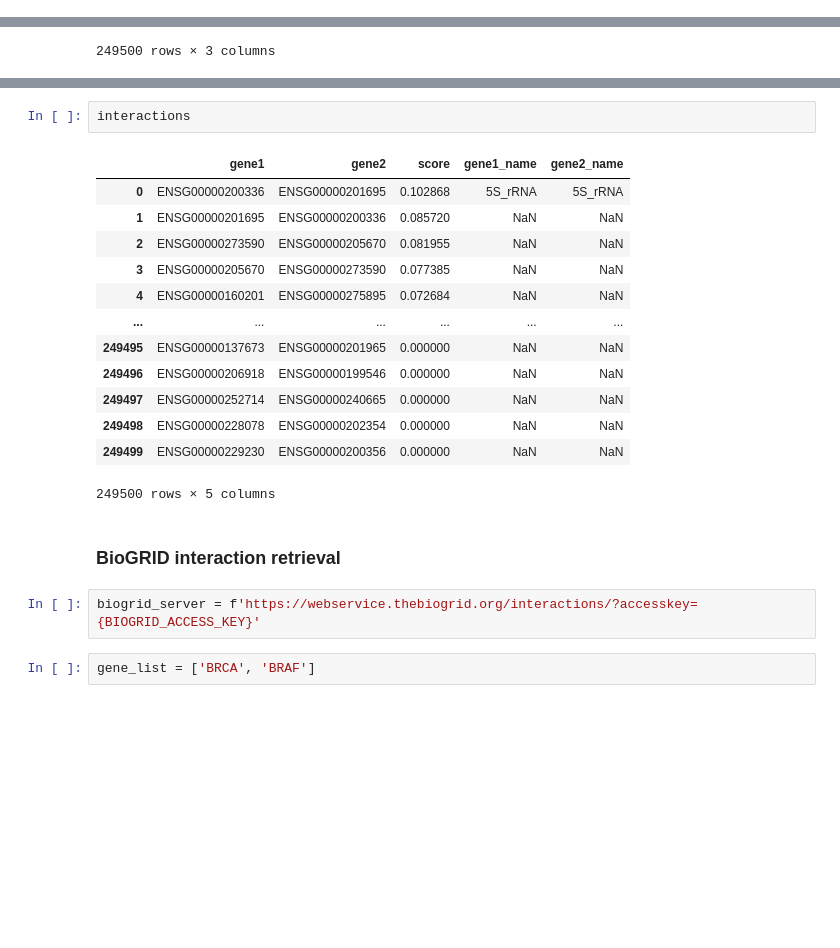
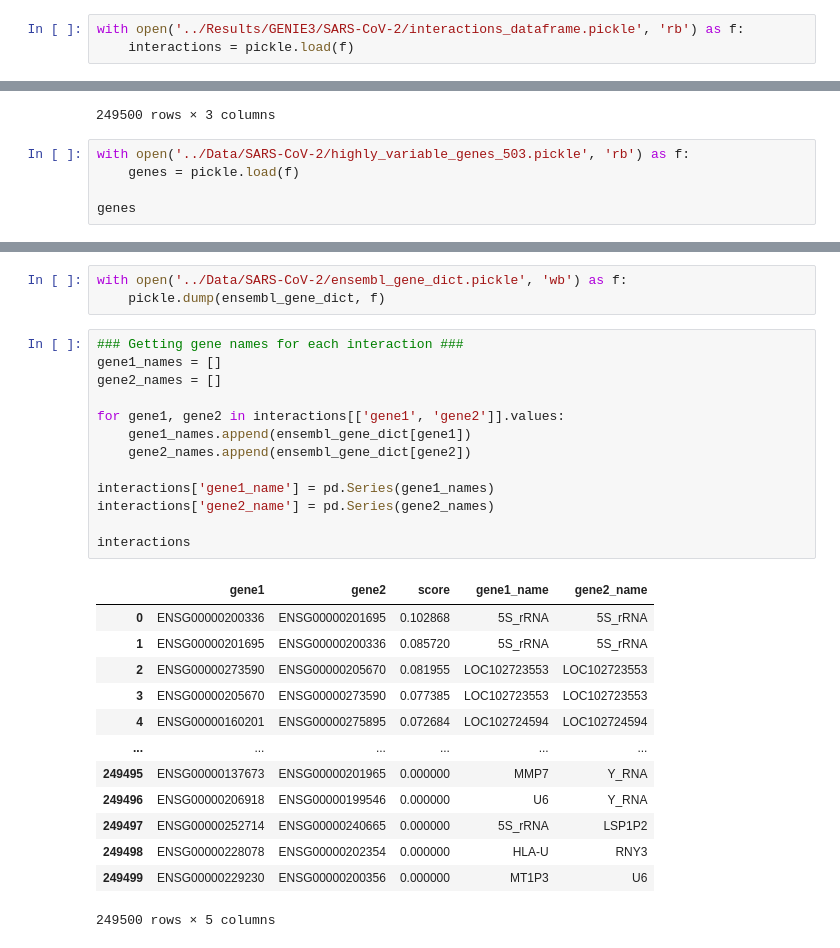
Before and after one commit to Chucklemunch/BMI_776_Project, a Jupyter notebook: Sandbox/Ensembl_Conversions.ipynb, the cells around one changed output, grey strips where cells are left out. Drawn from its saved outputs; the diff is of its cells as text; blank space fills up the shorter version.

Commit message:
created dictionary for Ensembl to gene names and did some cleanup

```diff
--- a/Sandbox/Ensembl_Conversions.ipynb
+++ b/Sandbox/Ensembl_Conversions.ipynb
@@ -14,6 +14,9 @@ with open('../Results/GENIE3/SARS-CoV-2/ranked_interaction_list_500.txt', 'r') a
 # %%
 with open('../Results/GENIE3/SARS-CoV-2/interactions_dataframe.pickle', 'wb') as f:
     pickle.dump(interactions, f)
+# %%
+with open('../Results/GENIE3/SARS-CoV-2/interactions_dataframe.pickle', 'rb') as f:
+    interactions = pickle.load(f)
 # %%
 interactions
 # %% [output]
@@ -30,3 +33,8 @@ interactions
 | 249498 | ENSG00000228078 | ENSG00000202354 | 0.000000 |
 | 249499 | ENSG00000229230 | ENSG00000200356 | 0.000000 |
 249500 rows × 3 columns
+# %%
+with open('../Data/SARS-CoV-2/highly_variable_genes_503.pickle', 'rb') as f:
+    genes = pickle.load(f)
+
+genes
@@ -65,22 +120,30 @@ interactions['gene2_name'] = pd.Series(gene2_names)
+# %%
+with open('../Data/SARS-CoV-2/ensembl_gene_dict.pickle', 'wb') as f:
+    pickle.dump(ensembl_gene_dict, f)
 # %%
+### Getting gene names for each interaction ###
+gene1_names = []
+gene2_names = []
+
+for gene1, gene2 in interactions[['gene1', 'gene2']].values:
+    gene1_names.append(ensembl_gene_dict[gene1])
+    gene2_names.append(ensembl_gene_dict[gene2])
+
+interactions['gene1_name'] = pd.Series(gene1_names)
+interactions['gene2_name'] = pd.Series(gene2_names)
+
 interactions
 # %% [output]
 |  | gene1 | gene2 | score | gene1_name | gene2_name |
 | 0 | ENSG00000200336 | ENSG00000201695 | 0.102868 | 5S_rRNA | 5S_rRNA |
-| 1 | ENSG00000201695 | ENSG00000200336 | 0.085720 | NaN | NaN |
-| 2 | ENSG00000273590 | ENSG00000205670 | 0.081955 | NaN | NaN |
-| 3 | ENSG00000205670 | ENSG00000273590 | 0.077385 | NaN | NaN |
-| 4 | ENSG00000160201 | ENSG00000275895 | 0.072684 | NaN | NaN |
+| 1 | ENSG00000201695 | ENSG00000200336 | 0.085720 | 5S_rRNA | 5S_rRNA |
+| 2 | ENSG00000273590 | ENSG00000205670 | 0.081955 | LOC102723553 | LOC102723553 |
+| 3 | ENSG00000205670 | ENSG00000273590 | 0.077385 | LOC102723553 | LOC102723553 |
+| 4 | ENSG00000160201 | ENSG00000275895 | 0.072684 | LOC102724594 | LOC102724594 |
 | ... | ... | ... | ... | ... | ... |
-| 249495 | ENSG00000137673 | ENSG00000201965 | 0.000000 | NaN | NaN |
-| 249496 | ENSG00000206918 | ENSG00000199546 | 0.000000 | NaN | NaN |
-| 249497 | ENSG00000252714 | ENSG00000240665 | 0.000000 | NaN | NaN |
-| 249498 | ENSG00000228078 | ENSG00000202354 | 0.000000 | NaN | NaN |
-| 249499 | ENSG00000229230 | ENSG00000200356 | 0.000000 | NaN | NaN |
+| 249495 | ENSG00000137673 | ENSG00000201965 | 0.000000 | MMP7 | Y_RNA |
+| 249496 | ENSG00000206918 | ENSG00000199546 | 0.000000 | U6 | Y_RNA |
+| 249497 | ENSG00000252714 | ENSG00000240665 | 0.000000 | 5S_rRNA | LSP1P2 |
+| 249498 | ENSG00000228078 | ENSG00000202354 | 0.000000 | HLA-U | RNY3 |
+| 249499 | ENSG00000229230 | ENSG00000200356 | 0.000000 | MT1P3 | U6 |
 249500 rows × 5 columns
-# %% [markdown]
-### BioGRID interaction retrieval
-# %%
-biogrid_server = f'https://webservice.thebiogrid.org/interactions/?accesskey={BIOGRID_ACCESS_KEY}'
-# %%
-gene_list = ['BRCA', 'BRAF']
```
Also changed, not shown: parts of 4 cells of this notebook, 7 other files.
